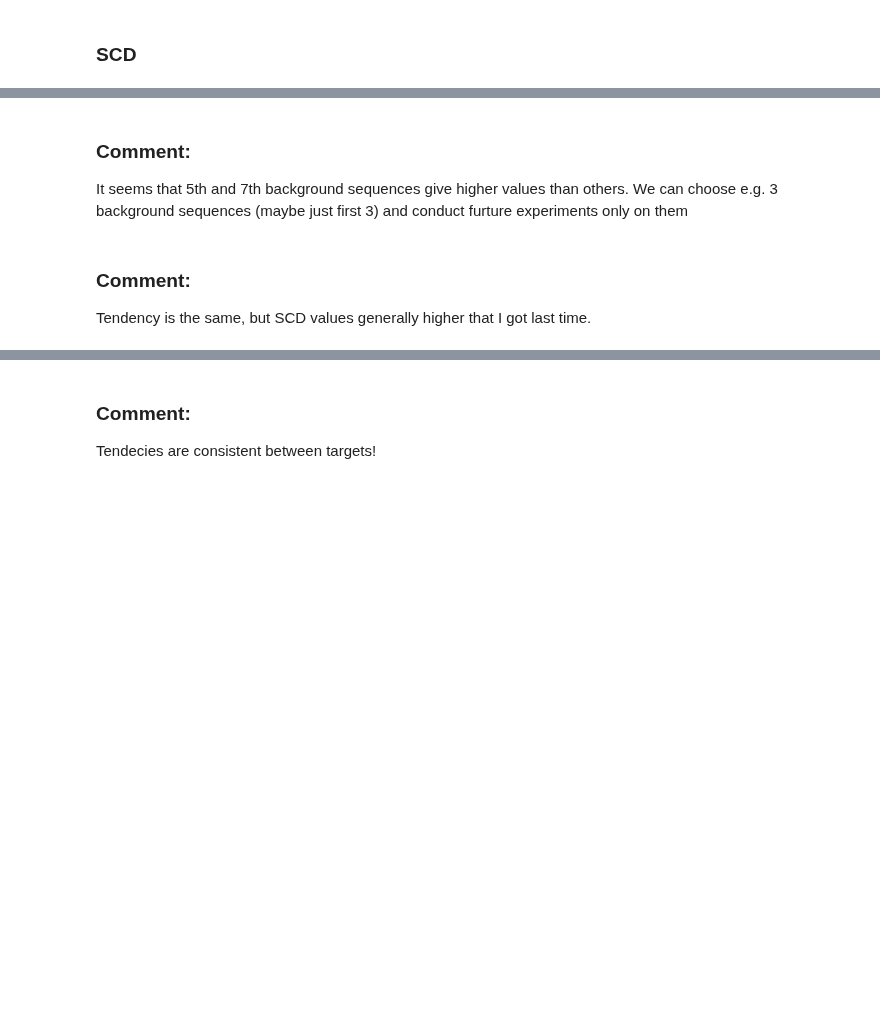
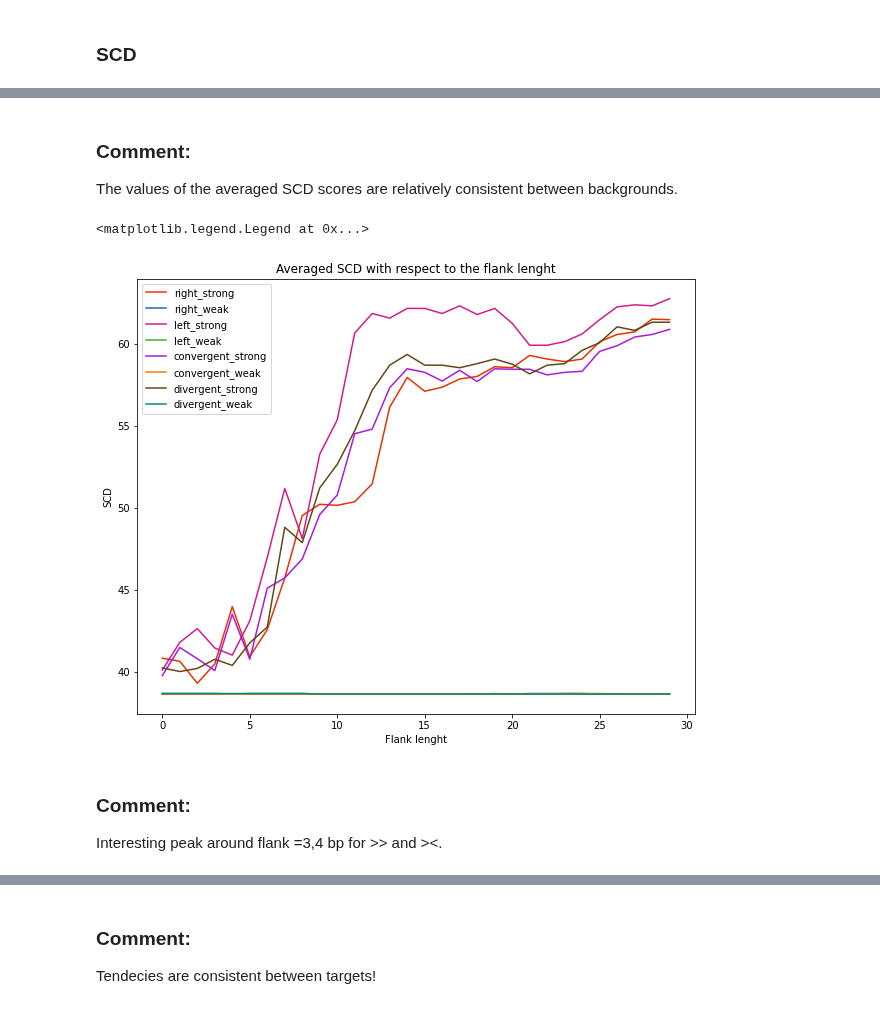
Before and after one commit to Fudenberg-Research-Group/akita_utils, a Jupyter notebook: bin/insert_virtual_flanks_experiment/analysis/big_experiment.ipynb, the cells around one changed output, grey strips where cells are left out. Cells and saved outputs as stored; diff of their text form; code cells hidden in the pictures; blank space fills up the shorter version.

Commit message:
plots update - big experiment

```diff
--- a/bin/insert_virtual_flanks_experiment/analysis/big_experiment.ipynb
+++ b/bin/insert_virtual_flanks_experiment/analysis/big_experiment.ipynb
@@ -31,7 +31,15 @@ divergent_filename = "big_divergent.h5"     #orientation "<>"
 scd_stats = ["SCD", "INS-16", "INS-64", "INS-256"]
 # %%
 left_df = akita_utils.h5_to_df(folder + left_filename, scd_stats, drop_duplicates_key=None)
+right_df = akita_utils.h5_to_df(folder + right_filename, scd_stats, drop_duplicates_key=None)
+convergent_df = akita_utils.h5_to_df(folder + convergent_filename, scd_stats, drop_duplicates_key=None)
+divergent_df = akita_utils.h5_to_df(folder + divergent_filename, scd_stats, drop_duplicates_key=None)
 # %%
+# having an indicator 1{if a motif is strong}
 is_strong = lambda x : True if (x > 20) else False
-df["strong"] = df["genomic_SCD"].apply(is_strong)
+
+left_df["strong"] = left_df["genomic_SCD"].apply(is_strong)
+right_df["strong"] = right_df["genomic_SCD"].apply(is_strong)
+convergent_df["strong"] = convergent_df["genomic_SCD"].apply(is_strong)
+divergent_df["strong"] = divergent_df["genomic_SCD"].apply(is_strong)
 # %%
@@ -53,7 +140,6 @@ SCD_weak.groupby("background_index")["SCD_average"].mean()
 # %% [markdown]
 ### Comment:
-It seems that 5th and 7th background sequences give higher values than others.
-We can choose e.g. 3 background sequences (maybe just first 3) and conduct furture experiments only on them
+The values of the averaged SCD scores are relatively consistent between backgrounds.
 # %%
 import matplotlib.pyplot as plt
 # %%
@@ -66,17 +167,39 @@ for l in range(30):
 # %%
-colors_2 = ["#3B0FE8", "#E80F49"]
+# >> : red - blue
+# << : pink - green
+# >< : orange - violet
+# <> : dark orange / brown  - turquise
+
+colors_2 = {"right" : ["#e43201", "#2166ac"],
+            "left" : ["#d01c8b", "#4dac26"],
+            "convergent" : ["#a819dd", "#fc7a02"],
+            "divergent" : ["#614616", "#028a75"]}
 # %%
 plt.figure(figsize=(10,8))
 x = [x for x in range(30)]
-plt.plot(x, SCD_strong_fl, label="strong", c=colors_2[0])
-plt.plot(x, SCD_weak_fl, label="weak", c=colors_2[1])
+
+plt.plot(x, SCD_flanks["right_strong"], label="right_strong", c=colors_2["right"][0])
+plt.plot(x, SCD_flanks["right_weak"], label="right_weak", c=colors_2["right"][1])
+
+plt.plot(x, SCD_flanks["left_strong"], label="left_strong", c=colors_2["left"][0])
+plt.plot(x, SCD_flanks["left_weak"], label="left_weak", c=colors_2["left"][1])
+
+plt.plot(x, SCD_flanks["convergent_strong"], label="convergent_strong", c=colors_2["convergent"][0])
+plt.plot(x, SCD_flanks["convergent_weak"], label="convergent_weak", c=colors_2["convergent"][1])
+
+plt.plot(x, SCD_flanks["divergent_strong"], label="divergent_strong", c=colors_2["divergent"][0])
+plt.plot(x, SCD_flanks["divergent_weak"], label="divergent_weak", c=colors_2["divergent"][1])
+
 plt.title("Averaged SCD with respect to the flank lenght")
 plt.xlabel("Flank lenght")
 plt.ylabel("SCD")
-plt.legend(loc="upper right")
+plt.legend(loc="upper left")
+# %% [output]
+<matplotlib.legend.Legend at 0x...>
+[figure, added]
 # %% [markdown]
 ### Comment:
-Tendency is the same, but SCD values generally higher that I got last time.
+Interesting peak around flank =3,4 bp for >> and ><.
 # %%
 strong_colors_10 = ["#3B0FE8", "#5736DC", "#441CE5", "#3411C1", "#7A5DEC", "#6648DF", "#3919B7", "#3108D4", "#1F0EB5", "#4E41BD"]
 weak_colors_10 = ["#E80F49", "#E92459", "#D01B4B", "#C61342", "#C94366", "#DB2555", "#E40842", "#CE0E41", "#E94772", "#F07293"]
```
Also changed, not shown: parts of 13 cells of this notebook.
